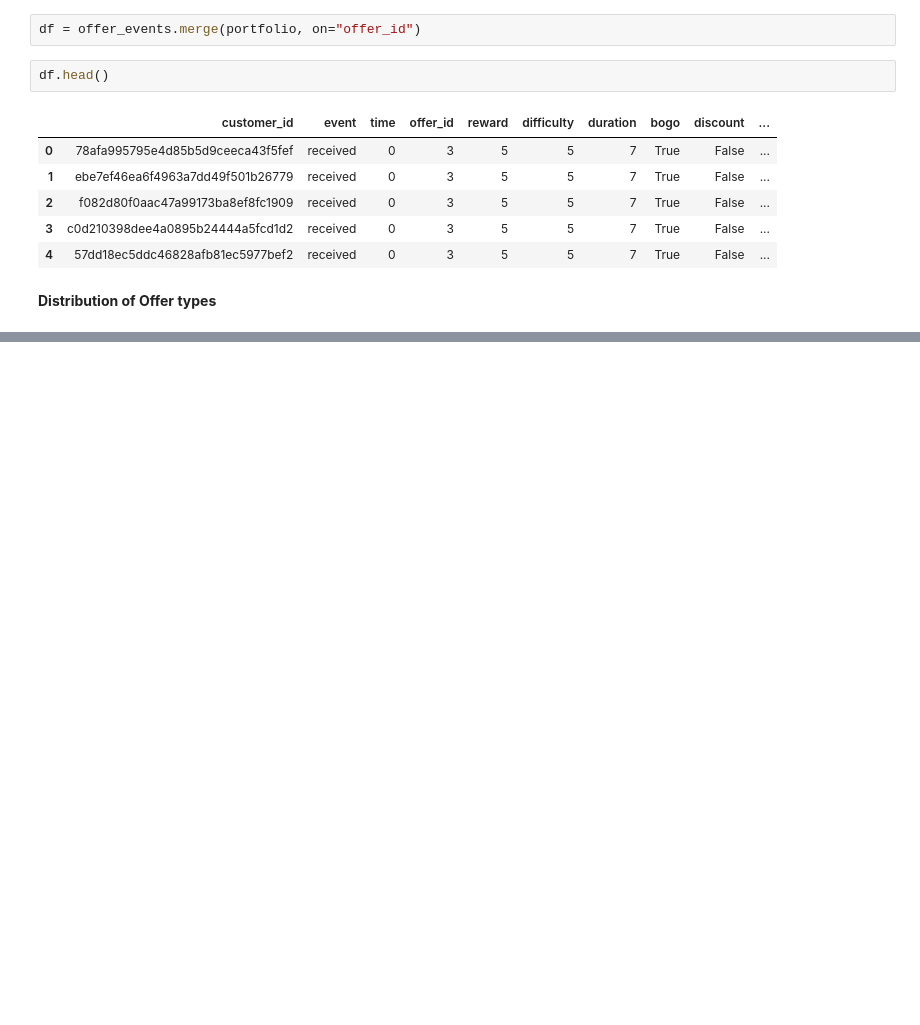
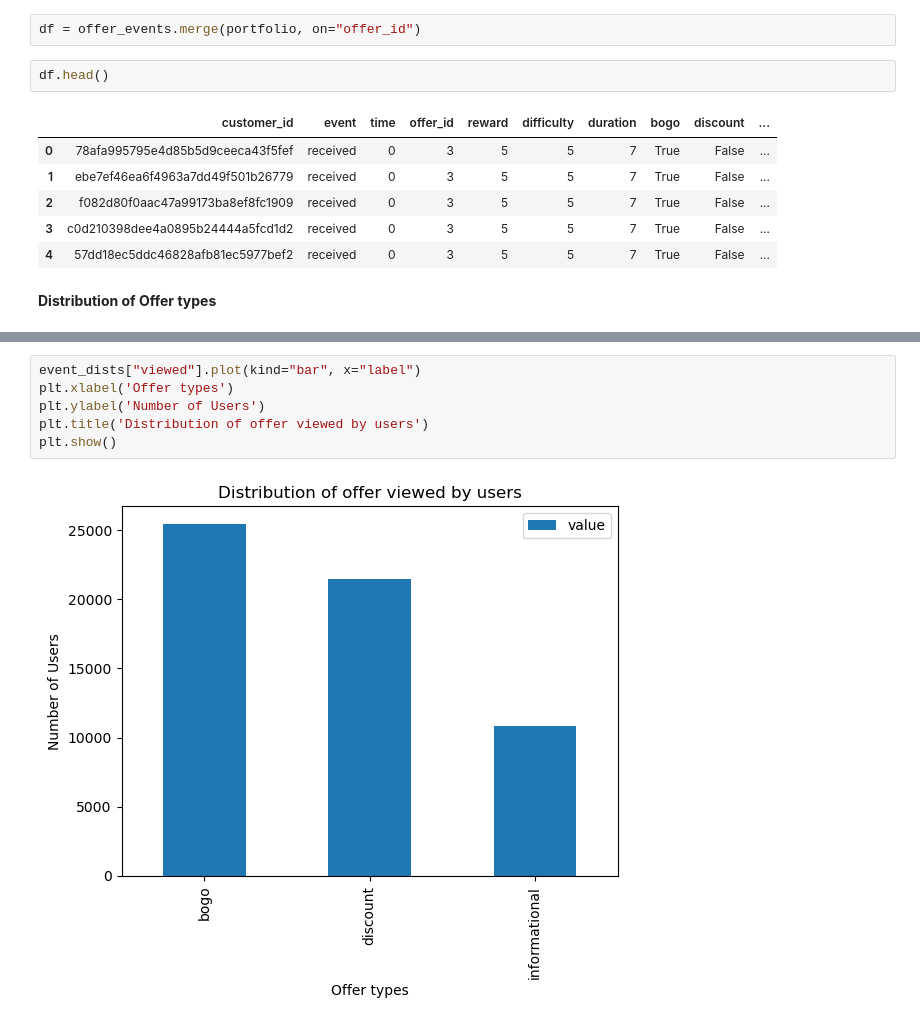
Before and after one commit to luongnguyentrong/starbuck-udacity-capstone, a Jupyter notebook: Starbucks_Capstone_notebook.ipynb, the cells around one changed output, grey strips where cells are left out. Cells and saved outputs as stored; diff of their text form; blank space fills up the shorter version.

```diff
--- a/Starbucks_Capstone_notebook.ipynb
+++ b/Starbucks_Capstone_notebook.ipynb
@@ -414,0 +422,8 @@ plt.show()
+# %%
+event_dists["viewed"].plot(kind="bar", x="label")
+plt.xlabel('Offer types')
+plt.ylabel('Number of Users')
+plt.title('Distribution of offer viewed by users')
+plt.show()
+# %% [output]
+[figure, added]
```
Also changed, not shown: parts of 31 cells of this notebook, 1 other file.
